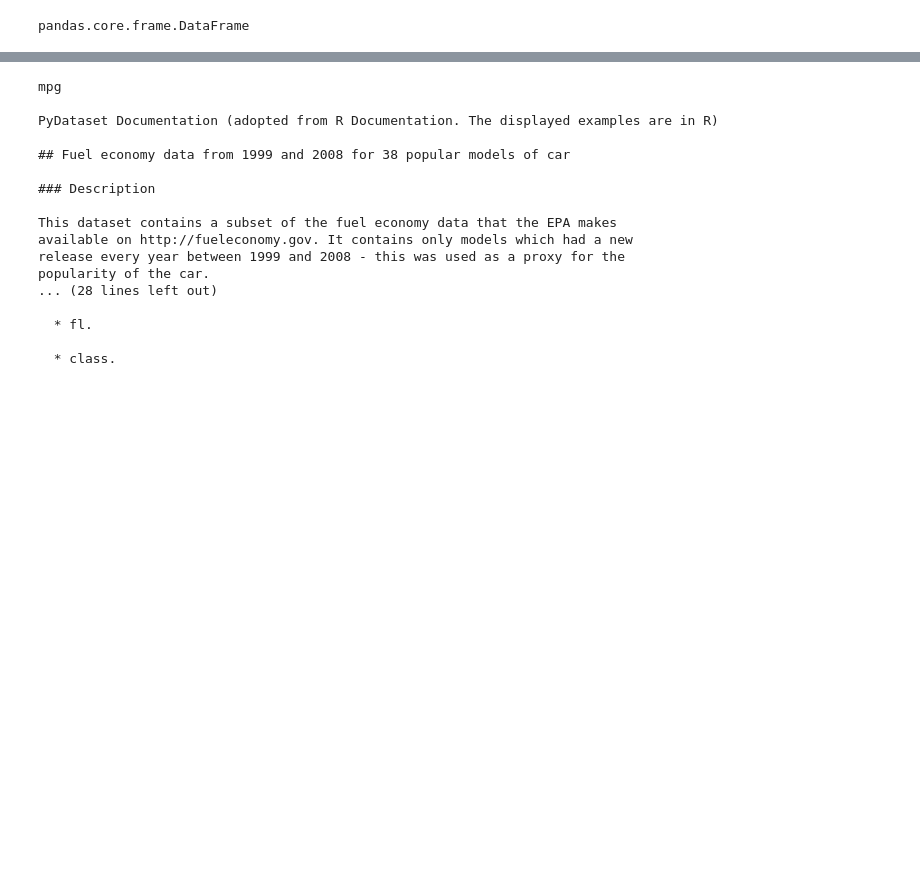
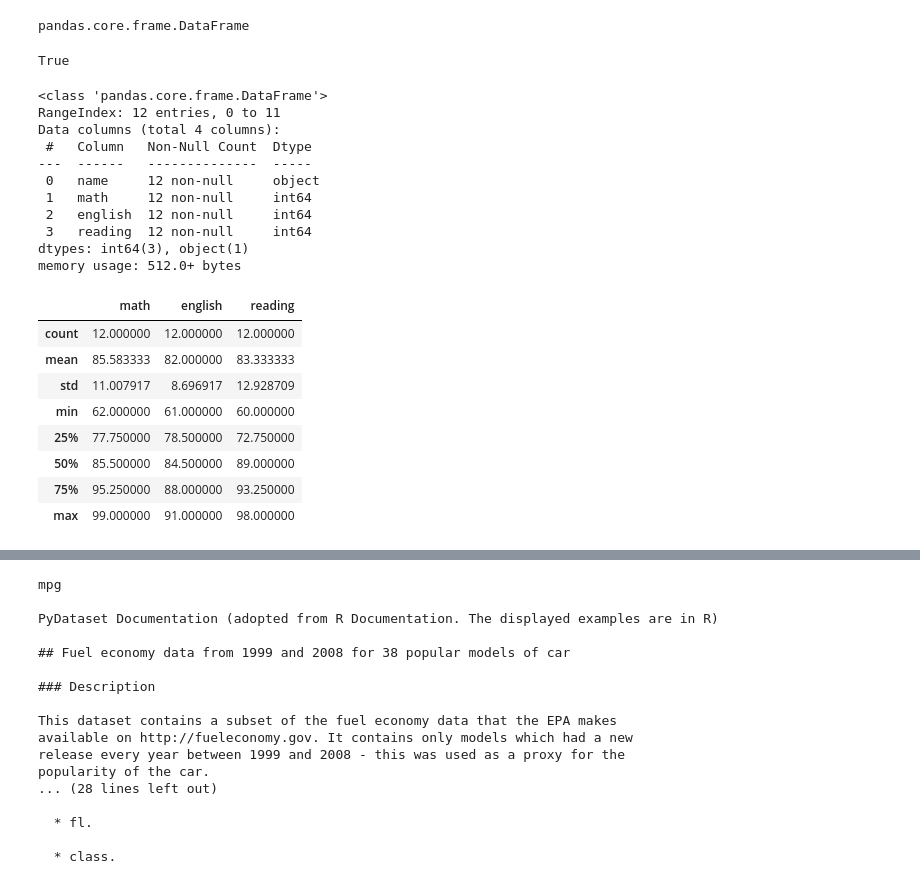
Before and after one commit to geary-shenck/numpy-pandas-visualization-exercises, a Jupyter notebook: dataframes.ipynb, the cells around one changed output, grey strips where cells are left out. Saved outputs shown, nothing was run; the diff lists cells and outputs as text; code cells hidden in the pictures; blank space fills up the shorter version.

```diff
--- a/dataframes.ipynb
+++ b/dataframes.ipynb
@@ -39,6 +39,36 @@ df = pd.DataFrame({'name': students,
 type(df)
 # %% [output]
 pandas.core.frame.DataFrame
+# %%
+len(math_grades) == len(english_grades) == len(reading_grades) == len(students)
+##verifies all lengths match
+# %% [output]
+True
+# %%
+df.info() #size
+df.head() #display first few
+df.describe() #basic descriptive statistics
+# %% [output]
+<class 'pandas.core.frame.DataFrame'>
+RangeIndex: 12 entries, 0 to 11
+Data columns (total 4 columns):
+ #   Column   Non-Null Count  Dtype
+---  ------   --------------  -----
+ 0   name     12 non-null     object
+ 1   math     12 non-null     int64
+ 2   english  12 non-null     int64
+ 3   reading  12 non-null     int64
+dtypes: int64(3), object(1)
+memory usage: 512.0+ bytes
+|  | math | english | reading |
+| count | 12.000000 | 12.000000 | 12.000000 |
+| mean | 85.583333 | 82.000000 | 83.333333 |
+| std | 11.007917 | 8.696917 | 12.928709 |
+| min | 62.000000 | 61.000000 | 60.000000 |
+| 25% | 77.750000 | 78.500000 | 72.750000 |
+| 50% | 85.500000 | 84.500000 | 89.000000 |
+| 75% | 95.250000 | 88.000000 | 93.250000 |
+| max | 99.000000 | 91.000000 | 98.000000 |
 # %%
 #Create a column named passing_english that
 # indicates whether each student has a passing grade in english.
```
Also changed, not shown: parts of 10 cells of this notebook.
